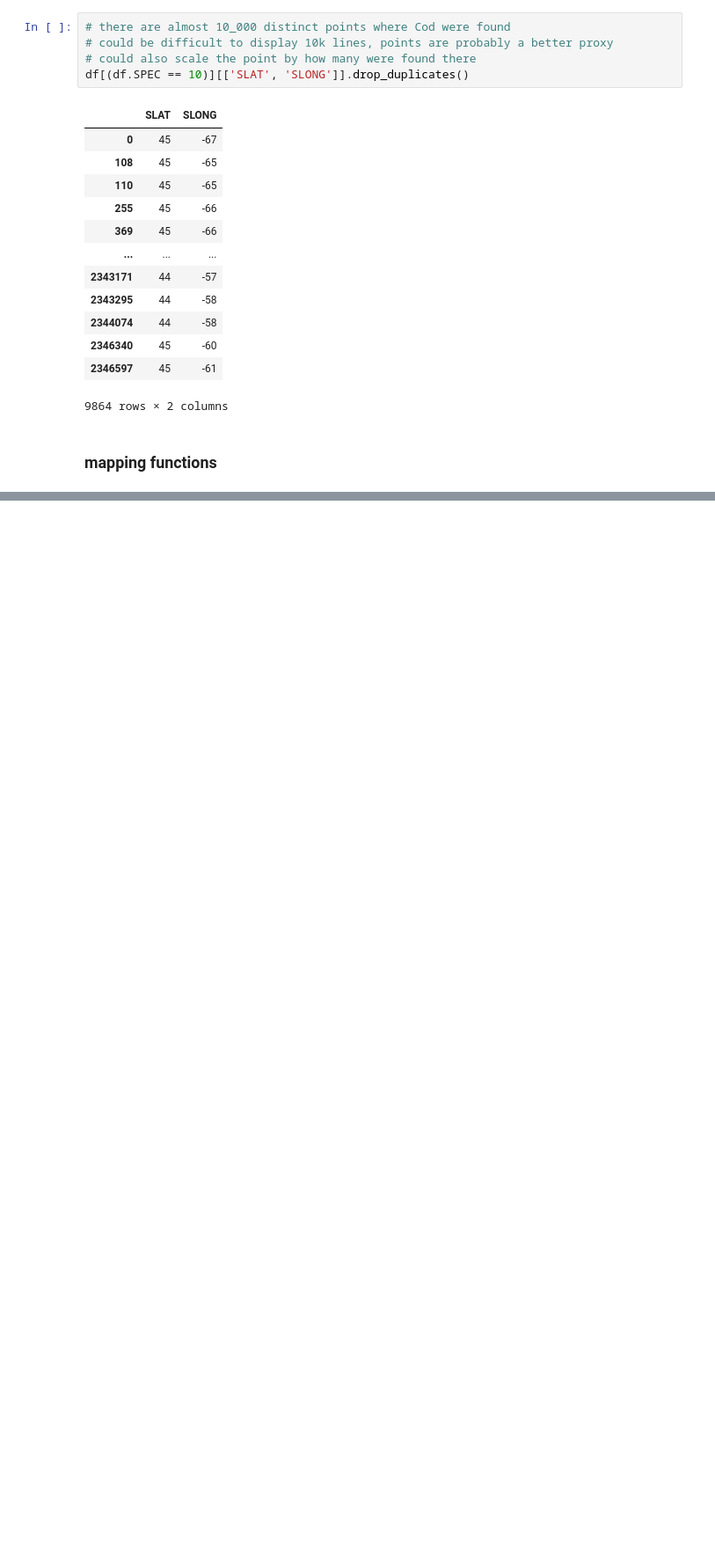
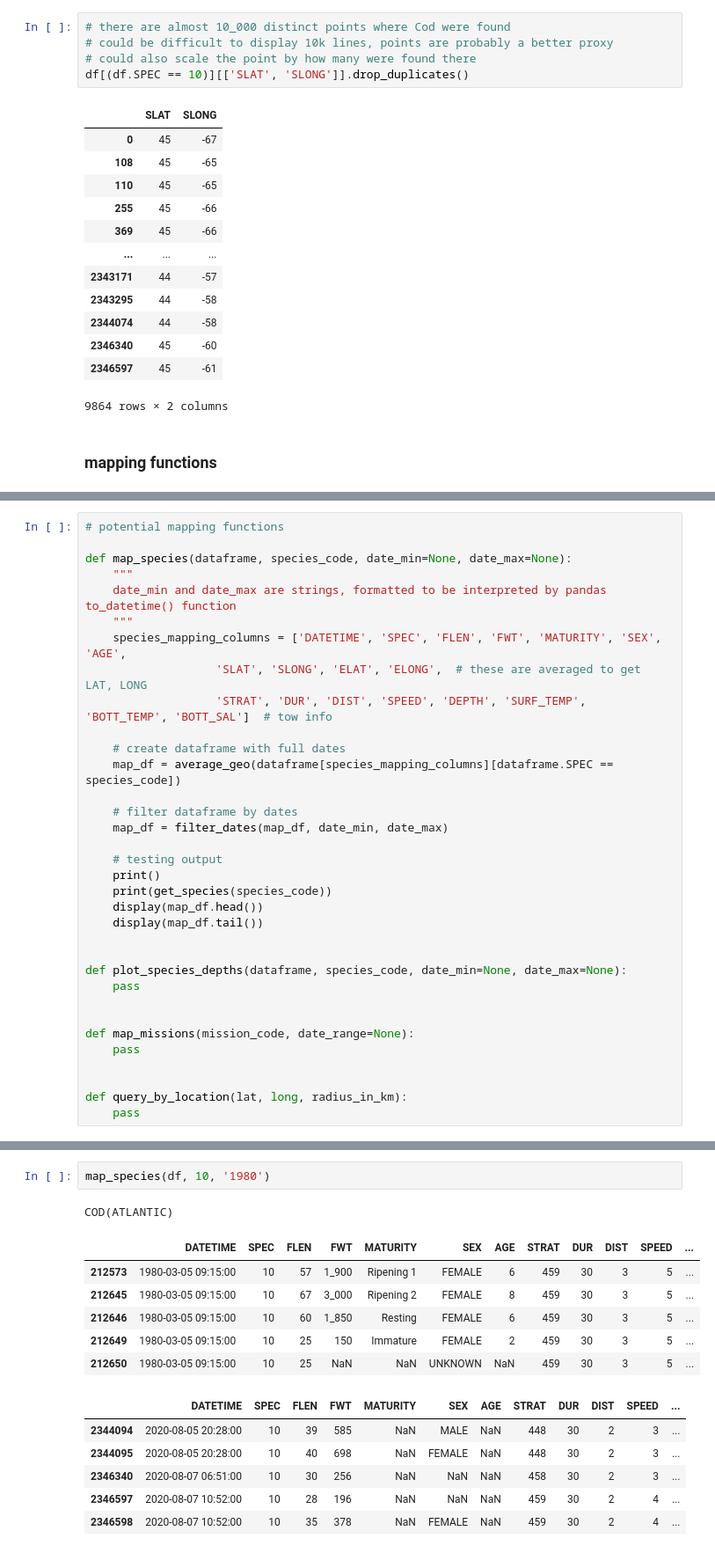
Before and after one commit to KevinCarr42/Maritimes-Research-Vessel-Surveys, a Jupyter notebook: Notebook3_Functions.ipynb, the cells around one changed output, grey strips where cells are left out. Shown at 88% size. Drawn from its saved outputs; the diff is of its cells as text; blank space fills up the shorter version.

Commit message:
helper functions

```diff
--- a/Notebook3_Functions.ipynb
+++ b/Notebook3_Functions.ipynb
@@ -726,0 +715,34 @@ map_species(df, 10, '1980', '2001-9-11')
+# %%
+# potential mapping functions
+
+def map_species(dataframe, species_code, date_min=None, date_max=None):
+    """
+    date_min and date_max are strings, formatted to be interpreted by pandas to_datetime() function
+    """
+    species_mapping_columns = ['DATETIME', 'SPEC', 'FLEN', 'FWT', 'MATURITY', 'SEX', 'AGE',
+                   'SLAT', 'SLONG', 'ELAT', 'ELONG',  # these are averaged to get LAT, LONG
+                   'STRAT', 'DUR', 'DIST', 'SPEED', 'DEPTH', 'SURF_TEMP', 'BOTT_TEMP', 'BOTT_SAL']  # tow info
+
+    # create dataframe with full dates
+    map_df = average_geo(dataframe[species_mapping_columns][dataframe.SPEC == species_code])
+
+    # filter dataframe by dates
+    map_df = filter_dates(map_df, date_min, date_max)
+
+    # testing output
+    print()
+    print(get_species(species_code))
+    display(map_df.head())
+    display(map_df.tail())
+
+
+def plot_species_depths(dataframe, species_code, date_min=None, date_max=None):
+    pass
+
+
+def map_missions(mission_code, date_range=None):
+    pass
+
+
+def query_by_location(lat, long, radius_in_km):
+    pass
@@ -726,0 +765,16 @@ map_species(df, 10, '1980', '2001-9-11')
+# %%
+map_species(df, 10, '1980')
+# %% [output]
+COD(ATLANTIC)
+|  | DATETIME | SPEC | FLEN | FWT | MATURITY | SEX | AGE | STRAT | DUR | DIST | SPEED | ... |
+| 212573 | 1980-03-05 09:15:00 | 10 | 57 | 1_900 | Ripening 1 | FEMALE | 6 | 459 | 30 | 3 | 5 | ... |
+| 212645 | 1980-03-05 09:15:00 | 10 | 67 | 3_000 | Ripening 2 | FEMALE | 8 | 459 | 30 | 3 | 5 | ... |
+| 212646 | 1980-03-05 09:15:00 | 10 | 60 | 1_850 | Resting | FEMALE | 6 | 459 | 30 | 3 | 5 | ... |
+| 212649 | 1980-03-05 09:15:00 | 10 | 25 | 150 | Immature | FEMALE | 2 | 459 | 30 | 3 | 5 | ... |
+| 212650 | 1980-03-05 09:15:00 | 10 | 25 | NaN | NaN | UNKNOWN | NaN | 459 | 30 | 3 | 5 | ... |
+|  | DATETIME | SPEC | FLEN | FWT | MATURITY | SEX | AGE | STRAT | DUR | DIST | SPEED | ... |
+| 2344094 | 2020-08-05 20:28:00 | 10 | 39 | 585 | NaN | MALE | NaN | 448 | 30 | 2 | 3 | ... |
+| 2344095 | 2020-08-05 20:28:00 | 10 | 40 | 698 | NaN | FEMALE | NaN | 448 | 30 | 2 | 3 | ... |
+| 2346340 | 2020-08-07 06:51:00 | 10 | 30 | 256 | NaN | NaN | NaN | 458 | 30 | 2 | 3 | ... |
+| 2346597 | 2020-08-07 10:52:00 | 10 | 28 | 196 | NaN | NaN | NaN | 459 | 30 | 2 | 4 | ... |
+| 2346598 | 2020-08-07 10:52:00 | 10 | 35 | 378 | NaN | FEMALE | NaN | 459 | 30 | 2 | 4 | ... |
```
Also changed, not shown: parts of 9 cells of this notebook.
